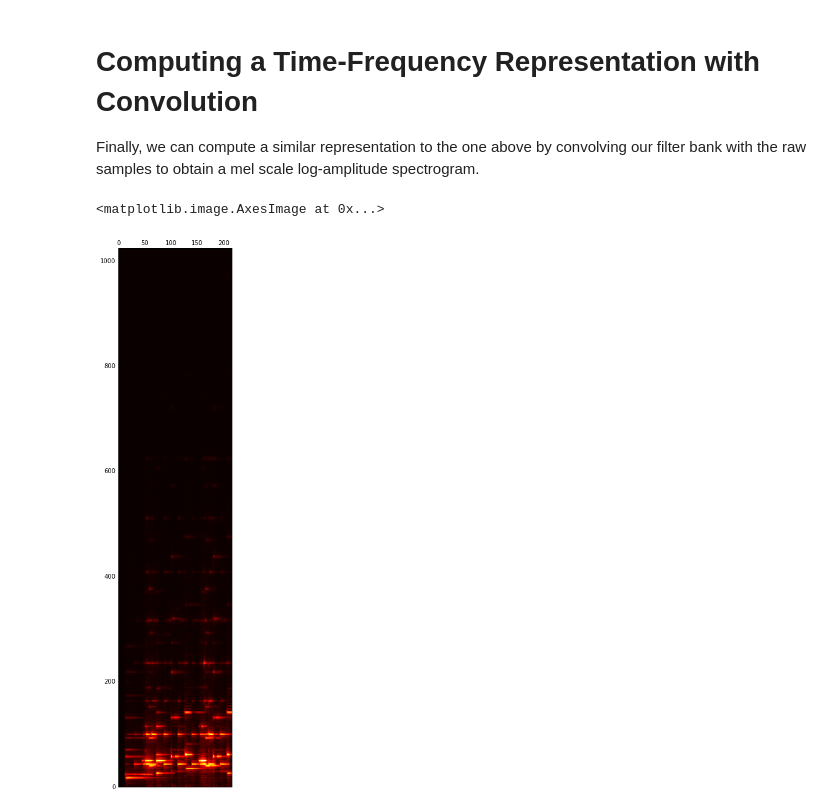
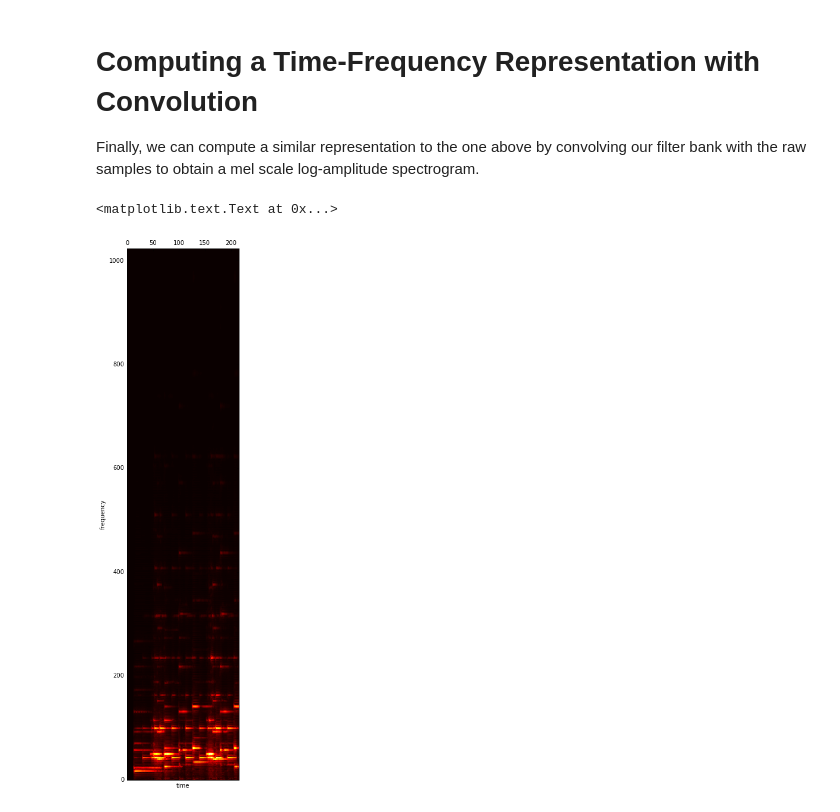
Before and after one commit to JohnVinyard/experiments, a Jupyter notebook: unsupervised-semantic-audio-embeddings/mel-scale-log-spectrogram.ipynb, the cells around one changed output. Saved outputs shown, nothing was run; the diff lists cells and outputs as text; code cells hidden in the pictures.

```diff
--- a/unsupervised-semantic-audio-embeddings/mel-scale-log-spectrogram.ipynb
+++ b/unsupervised-semantic-audio-embeddings/mel-scale-log-spectrogram.ipynb
@@ -149,32 +164,34 @@ from torch.nn import functional as F
 # convert our filter bank to a PyTorch tensor
 weights = torch.from_numpy(filter_bank)\
     .view(len(scale), 1, kernel_size)\
     .float()
 
 # convert the raw audio samples to a PyTorch tensor
 tensor_samples = torch\
     .from_numpy(samples)\
     .view(1, 1, -1)\
     .float()
 
 # convolve the filter bank with the samples
 spectral = F.conv1d(tensor_samples, weights, padding=weights.shape[-1] // 2)
 
 # compute log-scale magnitudes
 spectral = F.relu(spectral)
 spectral = 20 * torch.log10(spectral + 1)
 
 # pool over short, overlapping windows, discarding phase
 # information
 spectral = F.avg_pool1d(
     spectral,
     kernel_size=2048,
     stride=1024,
     padding=1024)
 
 
 spectral = spectral.data.cpu().numpy().squeeze()
 plt.matshow(spectral, cmap='hot', origin='lower')
+plt.xlabel('time')
+plt.ylabel('frequency')
 # %% [output]
-<matplotlib.image.AxesImage at 0x...>
+<matplotlib.text.Text at 0x...>
-[figure, old version]
+[figure, new version]
```
Also changed, not shown: parts of 8 cells of this notebook, 1 other file.
